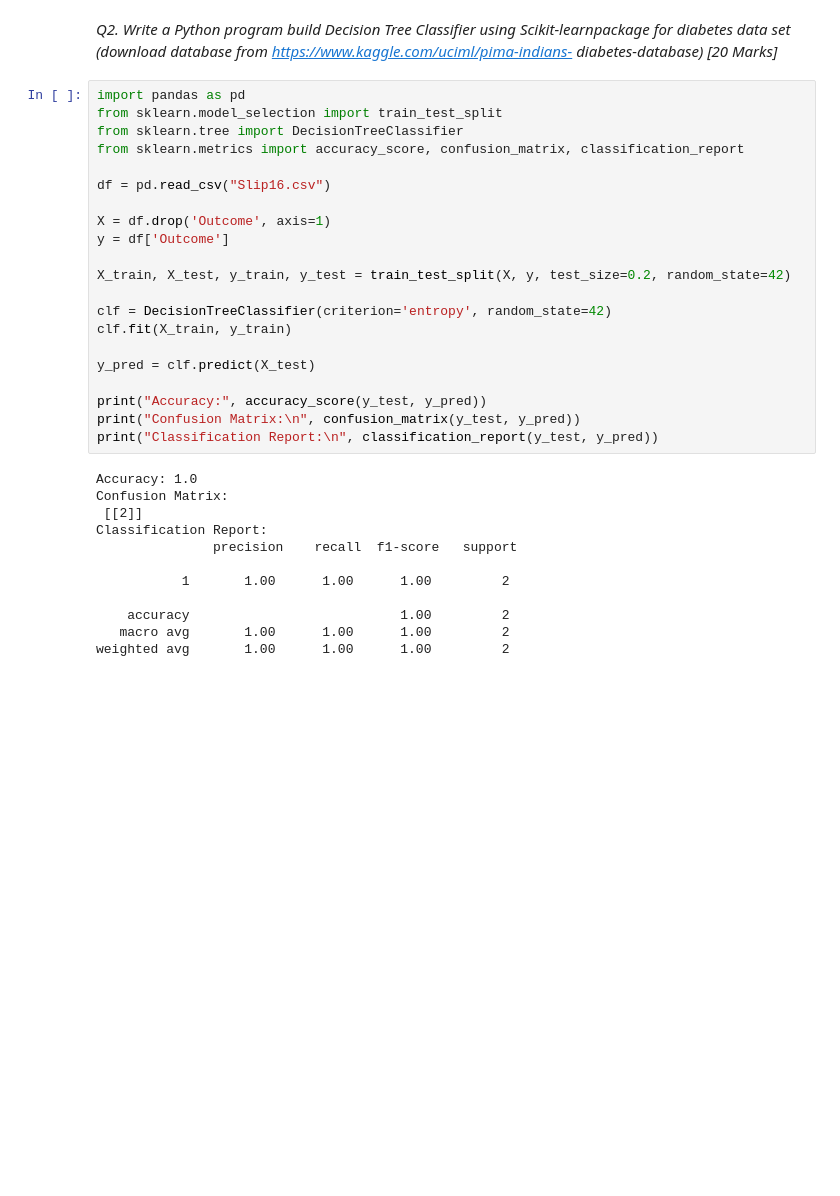
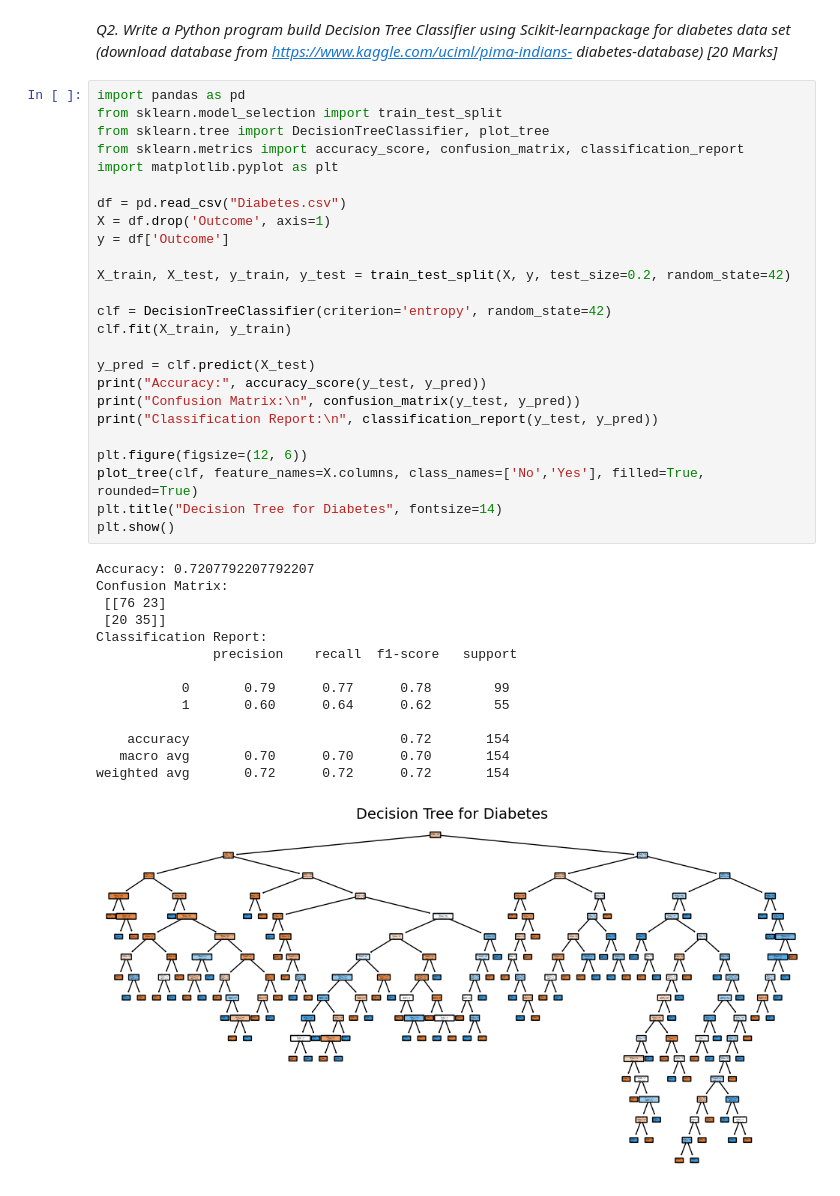
Before and after one commit to Sanchet237/TY-BCA-Science-Slips, a Jupyter notebook: Data Mining/Slips Solutions/Slip_16.ipynb, the cells around one changed output. Cells and saved outputs as stored; diff of their text form; blank space fills up the shorter version.

```diff
--- a/Data Mining/Slips Solutions/Slip_16.ipynb
+++ b/Data Mining/Slips Solutions/Slip_16.ipynb
@@ -26,33 +26,40 @@ diabetes-database)
 # %%
 import pandas as pd
 from sklearn.model_selection import train_test_split
-from sklearn.tree import DecisionTreeClassifier
+from sklearn.tree import DecisionTreeClassifier, plot_tree
 from sklearn.metrics import accuracy_score, confusion_matrix, classification_report
+import matplotlib.pyplot as plt
 
-df = pd.read_csv("Slip16.csv")
-
+df = pd.read_csv("Diabetes.csv")
 X = df.drop('Outcome', axis=1)
 y = df['Outcome']
 
 X_train, X_test, y_train, y_test = train_test_split(X, y, test_size=0.2, random_state=42)
 
 clf = DecisionTreeClassifier(criterion='entropy', random_state=42)
 clf.fit(X_train, y_train)
 
 y_pred = clf.predict(X_test)
-
 print("Accuracy:", accuracy_score(y_test, y_pred))
 print("Confusion Matrix:\n", confusion_matrix(y_test, y_pred))
 print("Classification Report:\n", classification_report(y_test, y_pred))
+
+plt.figure(figsize=(12, 6))
+plot_tree(clf, feature_names=X.columns, class_names=['No','Yes'], filled=True, rounded=True)
+plt.title("Decision Tree for Diabetes", fontsize=14)
+plt.show()
 # %% [output]
-Accuracy: 1.0
+Accuracy: 0.7207792207792207
 Confusion Matrix:
- [[2]]
+ [[76 23]
+ [20 35]]
 Classification Report:
                precision    recall  f1-score   support
 
-           1       1.00      1.00      1.00         2
+           0       0.79      0.77      0.78        99
+           1       0.60      0.64      0.62        55
 
-    accuracy                           1.00         2
-   macro avg       1.00      1.00      1.00         2
-weighted avg       1.00      1.00      1.00         2
+    accuracy                           0.72       154
+   macro avg       0.70      0.70      0.70       154
+weighted avg       0.72      0.72      0.72       154
+[figure, added]
```
Also changed, not shown: 52 other files.
